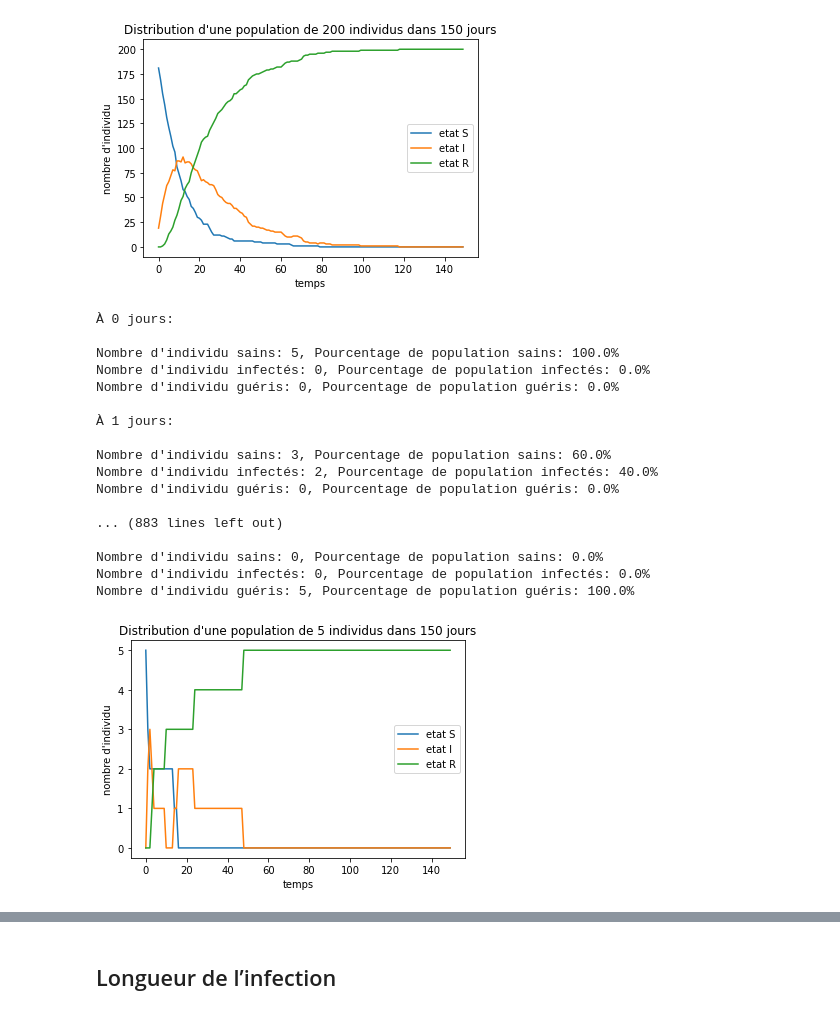
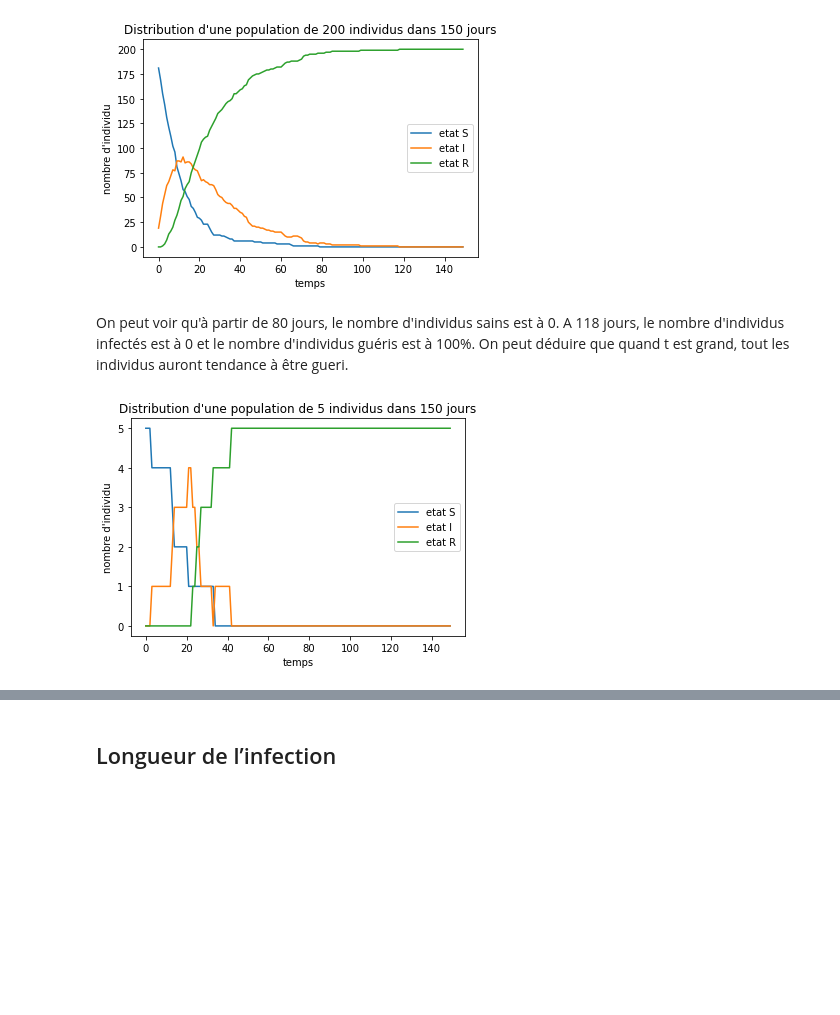
Before and after one commit to Jadslim/LU3IN005-PROJ-3, a Jupyter notebook: jad_chadi.ipynb, the cells around one changed output, grey strips where cells are left out. Cells and saved outputs as stored; diff of their text form; code cells hidden in the pictures; blank space fills up the shorter version.

```diff
--- a/jad_chadi.ipynb
+++ b/jad_chadi.ipynb
@@ -197,25 +195,10 @@ Nombre d'individu sains: 0, Pourcentage de population sains: 0.0%
 Nombre d'individu infectés: 0, Pourcentage de population infectés: 0.0%
 Nombre d'individu guéris: 200, Pourcentage de population guéris: 100.0%
 [figure]
+# %% [markdown]
+On peut voir qu'à partir de 80 jours, le nombre d'individus sains est à 0. A 118 jours, le nombre d'individus infectés est à 0 et le nombre d'individus guéris est à 100%. On peut déduire que quand t est grand, tout les individus auront tendance à être gueri.
 # %%
-compter_population(A,pi_0,150,5,True,True,False)
+compter_population(A,pi_0,150,5,False,True,False)
 # %% [output]
-À 0 jours:
-
-Nombre d'individu sains: 5, Pourcentage de population sains: 100.0%
-Nombre d'individu infectés: 0, Pourcentage de population infectés: 0.0%
-Nombre d'individu guéris: 0, Pourcentage de population guéris: 0.0%
-
-À 1 jours:
-
-Nombre d'individu sains: 3, Pourcentage de population sains: 60.0%
-Nombre d'individu infectés: 2, Pourcentage de population infectés: 40.0%
-Nombre d'individu guéris: 0, Pourcentage de population guéris: 0.0%
-
-... (883 lines left out)
-
-Nombre d'individu sains: 0, Pourcentage de population sains: 0.0%
-Nombre d'individu infectés: 0, Pourcentage de population infectés: 0.0%
-Nombre d'individu guéris: 5, Pourcentage de population guéris: 100.0%
-[figure, old version]
+[figure, new version]
 # %%
```
Also changed, not shown: parts of 18 cells of this notebook.
